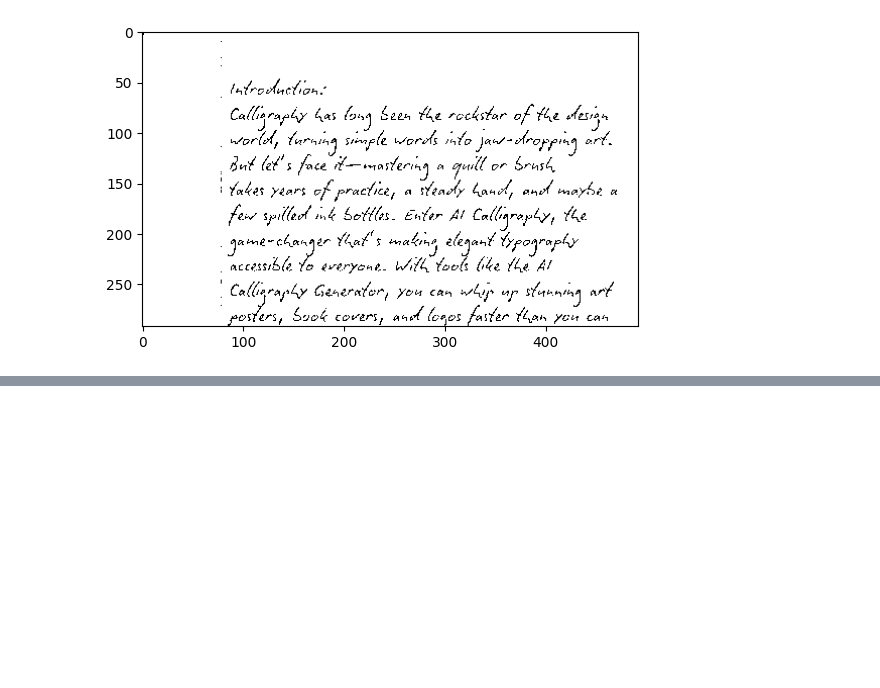
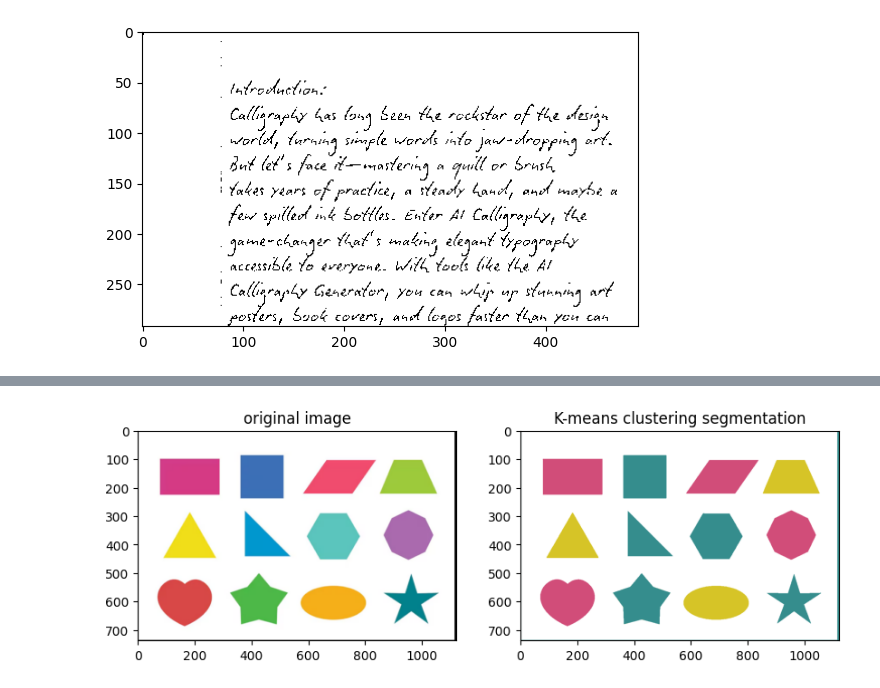
Before and after one commit to Nithinsai2025/Computer-Vision-learning, a Jupyter notebook: Image_segmentation/image_segmentation.ipynb, the cells around one changed output, grey strips where cells are left out. Saved outputs shown, nothing was run; the diff lists cells and outputs as text; code cells hidden in the pictures; blank space fills up the shorter version.

Commit message:
image segmentation

```diff
--- a/Image_segmentation/image_segmentation.ipynb
+++ b/Image_segmentation/image_segmentation.ipynb
@@ -50,0 +53,11 @@ plt.imshow(adaptive_gaussian,cmap='grey')
+# %%
+shapes=cv2.imread("D:/Revise/shapes.png")
+shapes_rgb=cv2.cvtColor(shapes,cv2.COLOR_BGR2RGB)
+
+pixel_values=shapes_rgb.reshape((-1,3))
+pixel_values=np.float32(pixel_values)
+# %%
+criteria=(cv2.TermCriteria_EPS+cv2.TermCriteria_MAX_ITER,100,0.2)
+k=4
+
+_,labels,centers=cv2.kmeans(pixel_values,k,None,criteria,10,cv2.KMEANS_RANDOM_CENTERS)
@@ -50,0 +73,7 @@ plt.imshow(adaptive_gaussian,cmap='grey')
+# %%
+centers=np.uint8(centers)
+segmented_image=centers[labels.flatten()]
+segmented_image=segmented_image.reshape(shapes.shape)
+#index 0-->[255,255,255]
+#index 1-->[53,141, 141]
+#index 2-->[221,122,90]
@@ -50,0 +100,13 @@ plt.imshow(adaptive_gaussian,cmap='grey')
+# %%
+plt.figure(figsize=(10,10))
+plt.subplot(1,2,1)
+plt.imshow(shapes_rgb)
+plt.title("original image")
+
+plt.subplot(1,2,2)
+plt.imshow(segmented_image)
+plt.title("K-means clustering segmentation") # white color is also a cluster
+
+plt.show()
+# %% [output]
+[figure, added]
```
Also changed, not shown: parts of 17 cells of this notebook.
